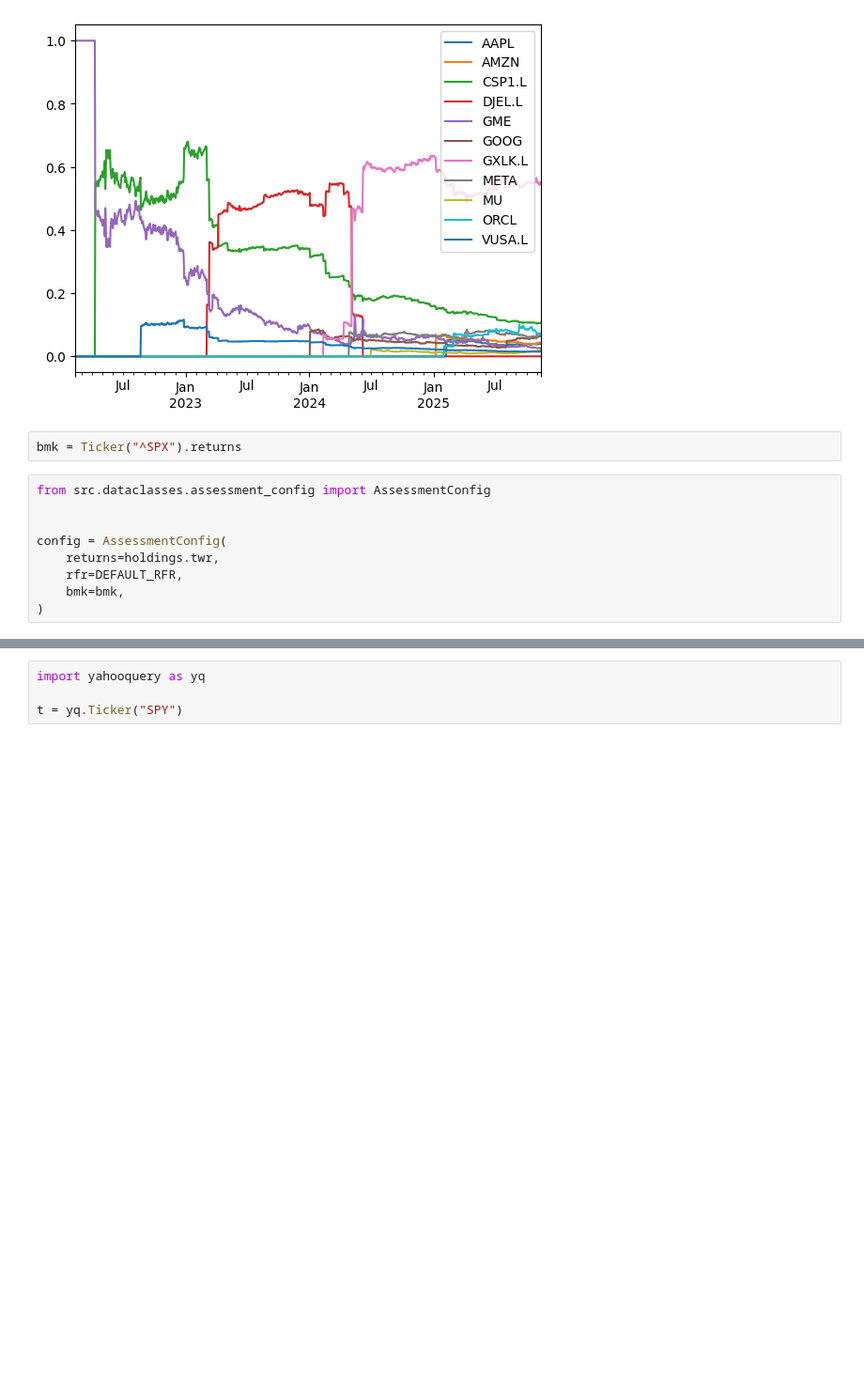
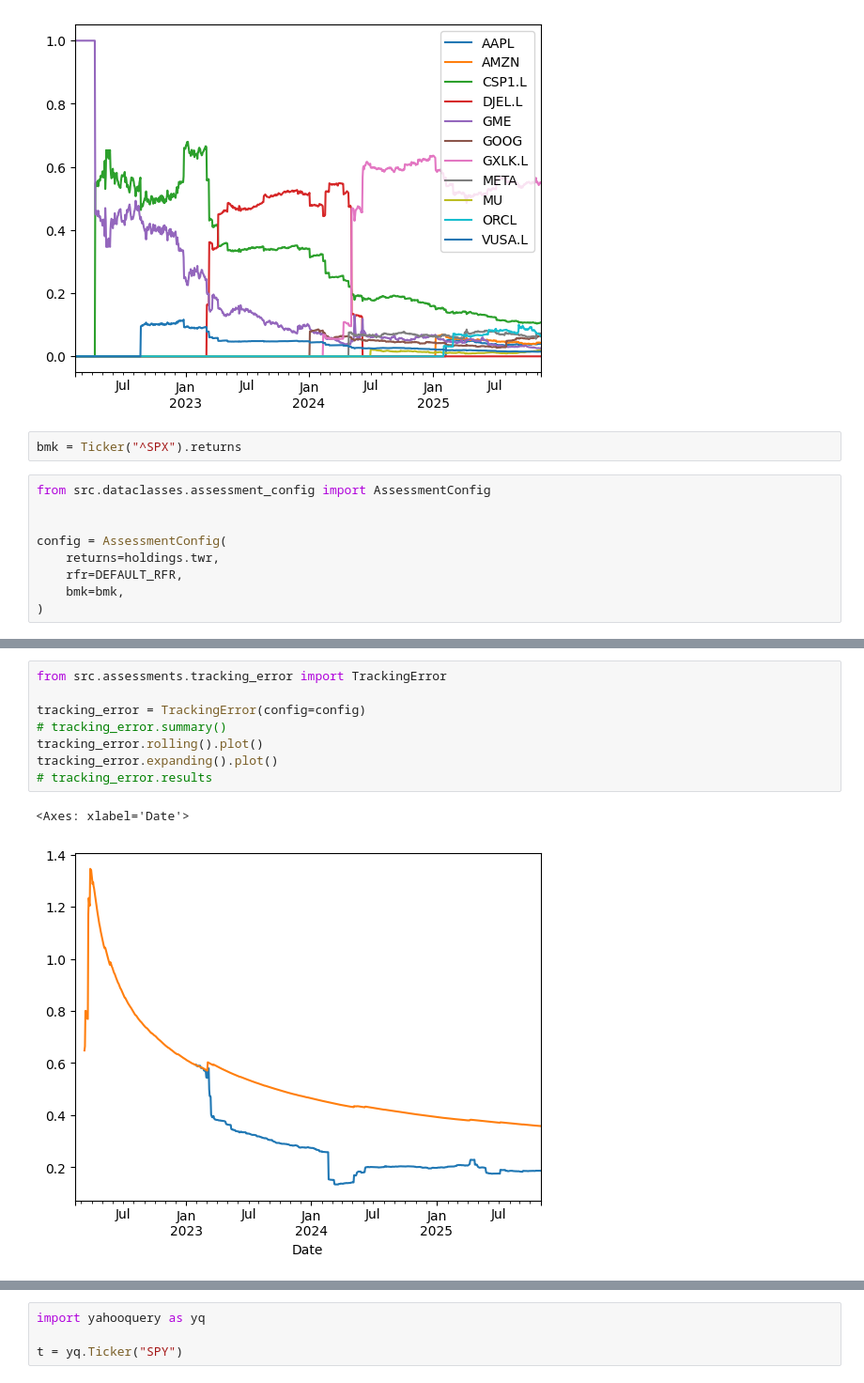
Before and after one commit to abirchLBG/Portfolio, a Jupyter notebook: poc.ipynb, the cells around one changed output, grey strips where cells are left out. Shown at 94% size. Cells and saved outputs as stored; diff of their text form; blank space fills up the shorter version.

```diff
--- a/poc.ipynb
+++ b/poc.ipynb
@@ -225,0 +268,11 @@ dtype: float64
+# %%
+from src.assessments.tracking_error import TrackingError
+
+tracking_error = TrackingError(config=config)
+# tracking_error.summary()
+tracking_error.rolling().plot()
+tracking_error.expanding().plot()
+# tracking_error.results
+# %% [output]
+<Axes: xlabel='Date'>
+[figure, added]
```
Also changed, not shown: parts of 25 cells of this notebook, 22 other files.
